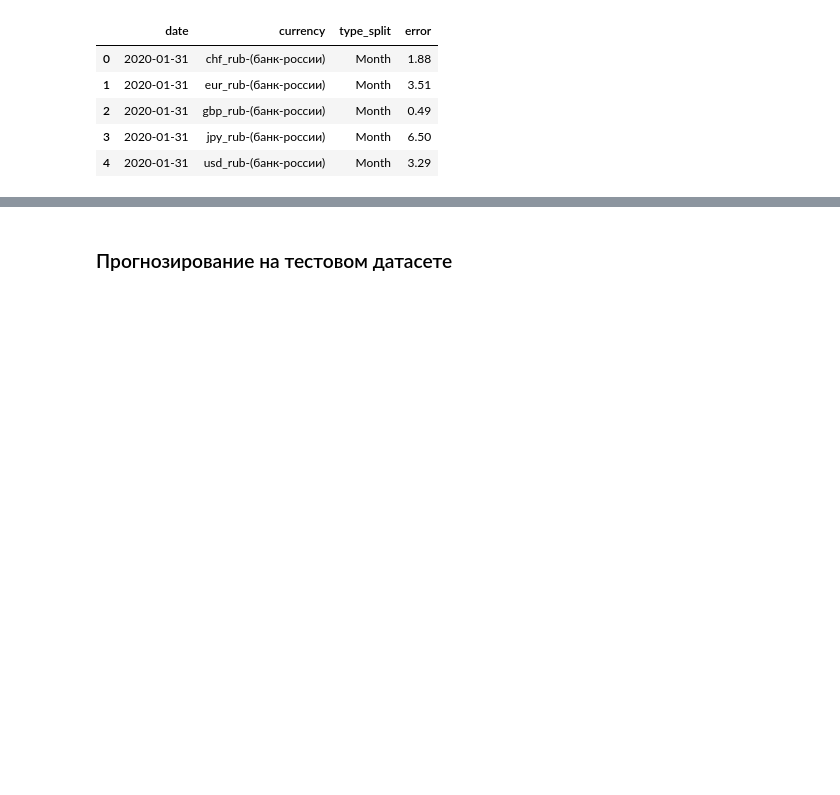
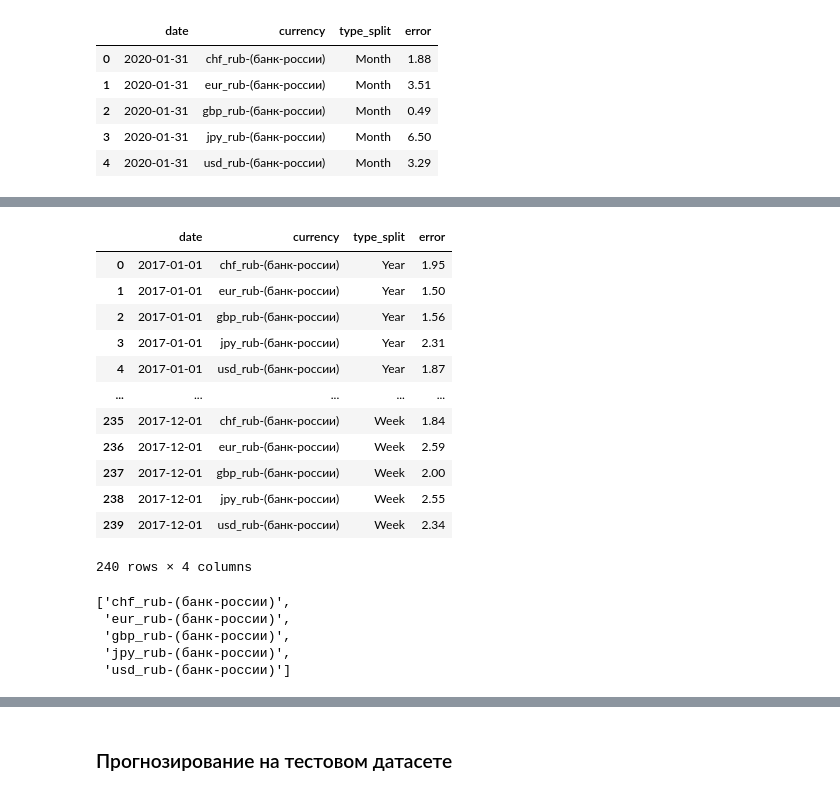
Before and after one commit to uc20100/Diplom-2024, a Jupyter notebook: diplom_2024.ipynb, the cells around one changed output, grey strips where cells are left out. Cells and saved outputs as stored; diff of their text form; code cells hidden in the pictures; blank space fills up the shorter version.

```diff
--- a/diplom_2024.ipynb
+++ b/diplom_2024.ipynb
@@ -636,0 +632,38 @@ sns.lineplot(x='date', y='error', data=cv_info)
+# %%
+# Датафрейм статистики кросс-валидации
+import random
+
+cv_info = pd.DataFrame({'date':[], 'currency':[], 'type_split':[], 'error':[]})
+currency_list = [column for column in train_data if '_' in column]
+type_split_list = ['Year', 'Quarter', 'Month', 'Week']
+
+for type_split_item in type_split_list:
+    for i in range(12):
+        for currency_item in currency_list:
+            time_stamp = pd.Timestamp(f'2017-{i+1}-01')
+            error = random.uniform(1.5, 2.9)
+            cv_info.loc[len(cv_info)]  = {'date':time_stamp, 'currency':currency_item, 'type_split':type_split_item, 'error':error}
+# %%
+cv_info
+# %% [output]
+|  | date | currency | type_split | error |
+| 0 | 2017-01-01 | chf_rub-(банк-россии) | Year | 1.95 |
+| 1 | 2017-01-01 | eur_rub-(банк-россии) | Year | 1.50 |
+| 2 | 2017-01-01 | gbp_rub-(банк-россии) | Year | 1.56 |
+| 3 | 2017-01-01 | jpy_rub-(банк-россии) | Year | 2.31 |
+| 4 | 2017-01-01 | usd_rub-(банк-россии) | Year | 1.87 |
+| ... | ... | ... | ... | ... |
+| 235 | 2017-12-01 | chf_rub-(банк-россии) | Week | 1.84 |
+| 236 | 2017-12-01 | eur_rub-(банк-россии) | Week | 2.59 |
+| 237 | 2017-12-01 | gbp_rub-(банк-россии) | Week | 2.00 |
+| 238 | 2017-12-01 | jpy_rub-(банк-россии) | Week | 2.55 |
+| 239 | 2017-12-01 | usd_rub-(банк-россии) | Week | 2.34 |
+240 rows × 4 columns
+# %%
+currency_list
+# %% [output]
+['chf_rub-(банк-россии)',
+ 'eur_rub-(банк-россии)',
+ 'gbp_rub-(банк-россии)',
+ 'jpy_rub-(банк-россии)',
+ 'usd_rub-(банк-россии)']
```
Also changed, not shown: parts of 3 cells of this notebook.
